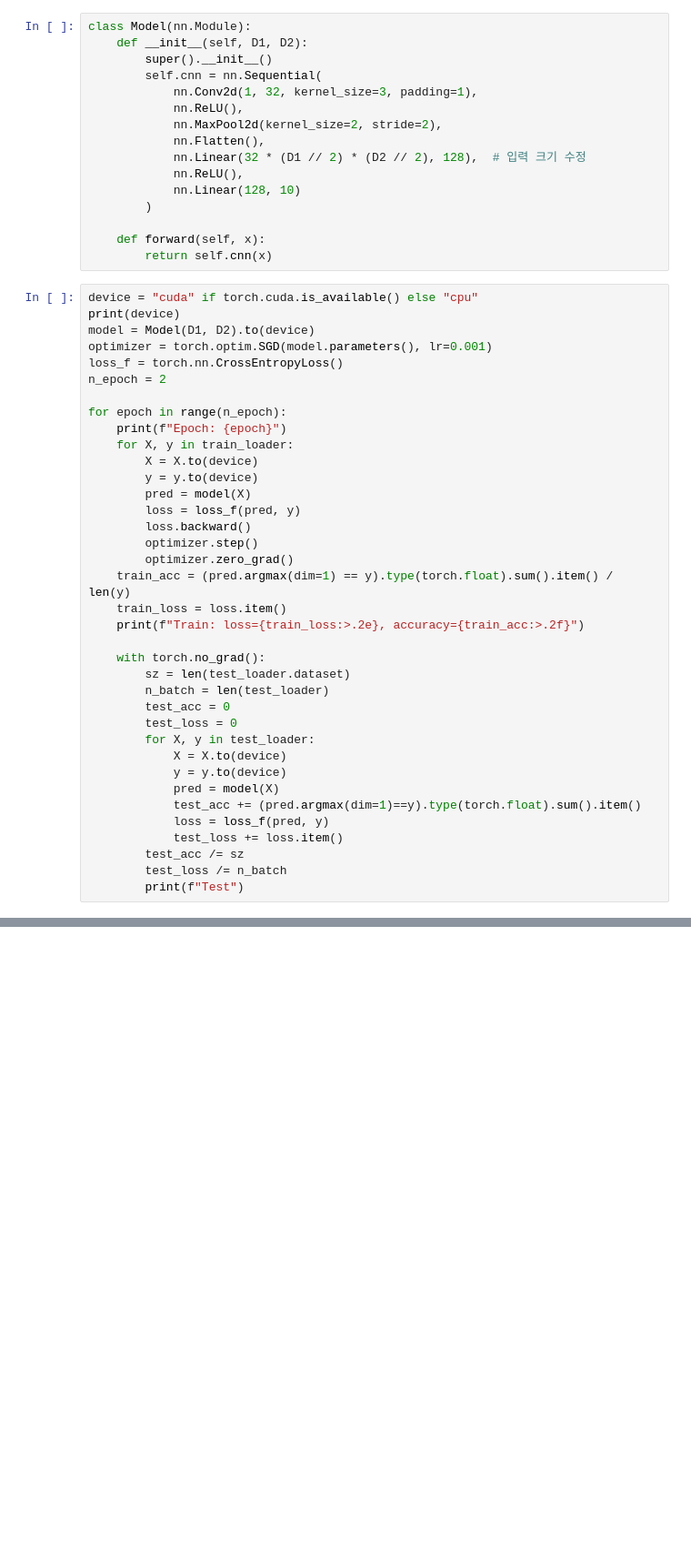
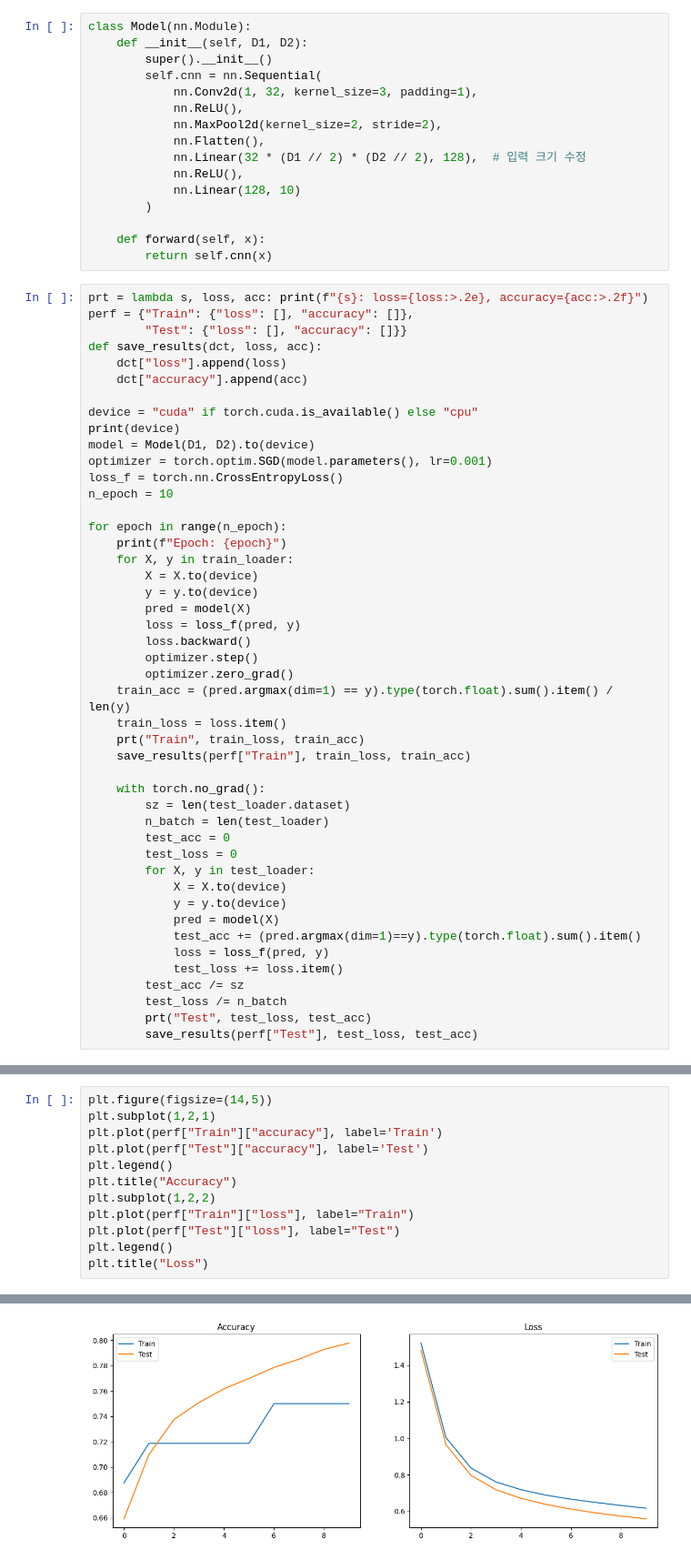
Before and after one commit to jskDr/torchlab, a Jupyter notebook: notebooks/pytorch/torch_prob_07-cnn.ipynb, the cells around one changed output, grey strips where cells are left out. Shown at 91% size. Saved outputs shown, nothing was run; the diff lists cells and outputs as text; blank space fills up the shorter version.

```diff
--- a/notebooks/pytorch/torch_prob_07-cnn.ipynb
+++ b/notebooks/pytorch/torch_prob_07-cnn.ipynb
@@ -55,12 +55,19 @@ class Model(nn.Module):
     def forward(self, x):
         return self.cnn(x)
 # %%
+prt = lambda s, loss, acc: print(f"{s}: loss={loss:>.2e}, accuracy={acc:>.2f}")
+perf = {"Train": {"loss": [], "accuracy": []},
+        "Test": {"loss": [], "accuracy": []}}
+def save_results(dct, loss, acc):
+    dct["loss"].append(loss)
+    dct["accuracy"].append(acc)
+
 device = "cuda" if torch.cuda.is_available() else "cpu"
 print(device)
 model = Model(D1, D2).to(device)
 optimizer = torch.optim.SGD(model.parameters(), lr=0.001)
 loss_f = torch.nn.CrossEntropyLoss()
-n_epoch = 2
+n_epoch = 10
 
 for epoch in range(n_epoch):
     print(f"Epoch: {epoch}")
@@ -74,7 +81,8 @@ for epoch in range(n_epoch):
         optimizer.zero_grad()
     train_acc = (pred.argmax(dim=1) == y).type(torch.float).sum().item() / len(y)
     train_loss = loss.item()
-    print(f"Train: loss={train_loss:>.2e}, accuracy={train_acc:>.2f}")
+    prt("Train", train_loss, train_acc)
+    save_results(perf["Train"], train_loss, train_acc)
 
     with torch.no_grad():
         sz = len(test_loader.dataset)
@@ -90,6 +98,7 @@ for epoch in range(n_epoch):
             test_loss += loss.item()
         test_acc /= sz
         test_loss /= n_batch
-        print(f"Test")
+        prt("Test", test_loss, test_acc)
+        save_results(perf["Test"], test_loss, test_acc)
 # %% [output]
 cuda
@@ -97,0 +121,13 @@ cuda
+# %%
+plt.figure(figsize=(14,5))
+plt.subplot(1,2,1)
+plt.plot(perf["Train"]["accuracy"], label='Train')
+plt.plot(perf["Test"]["accuracy"], label='Test')
+plt.legend()
+plt.title("Accuracy")
+plt.subplot(1,2,2)
+plt.plot(perf["Train"]["loss"], label="Train")
+plt.plot(perf["Test"]["loss"], label="Test")
+plt.legend()
+plt.title("Loss")
+# %% [output]
@@ -97,0 +135 @@ cuda
+[figure, added]
```
Also changed, not shown: parts of 2 cells of this notebook, 1 other file.
